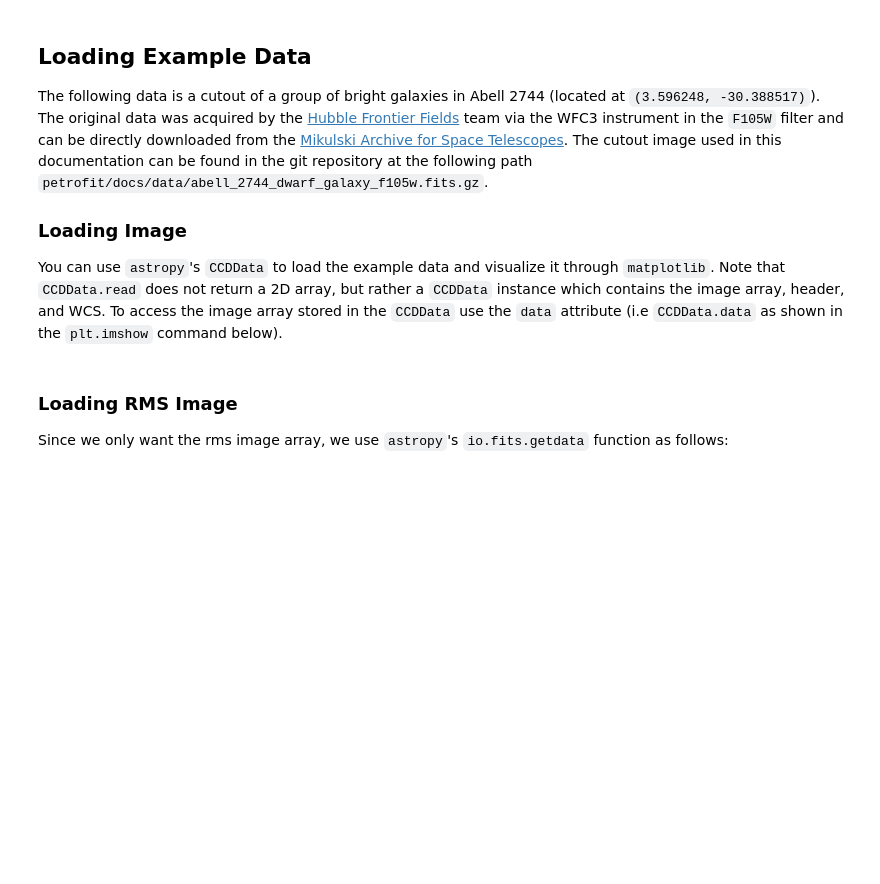
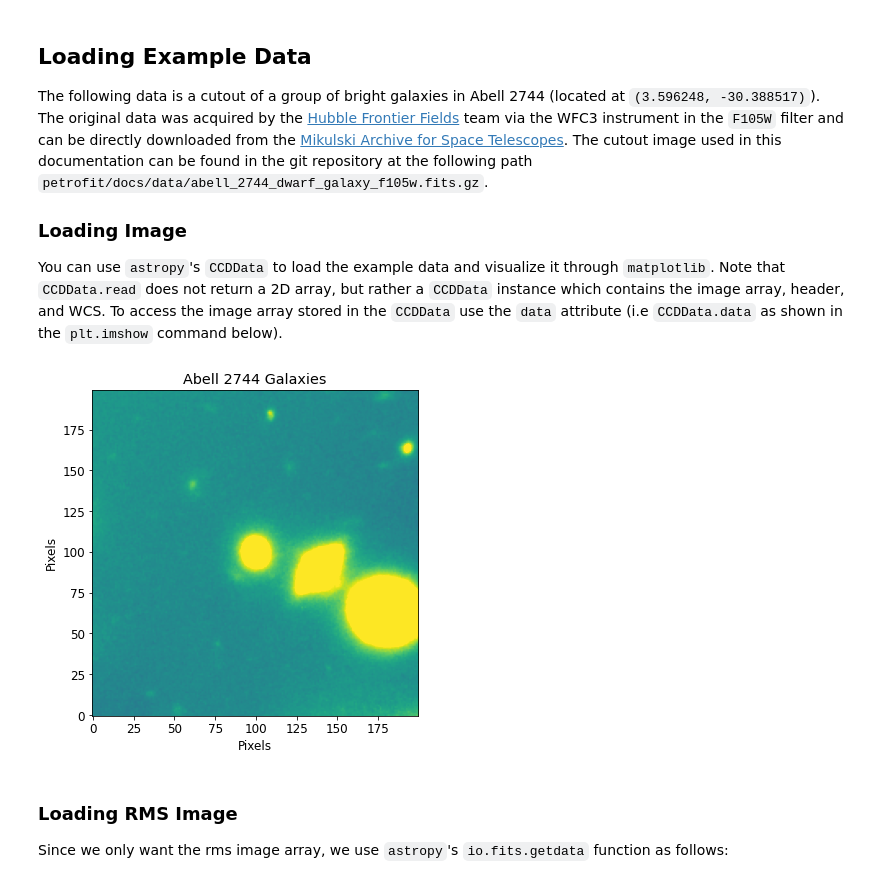
Before and after one commit to PetroFit/petrofit, a Jupyter notebook: docs/quick_start.ipynb, the cells around one changed output. Saved outputs shown, nothing was run; the diff lists cells and outputs as text; code cells hidden in the pictures; blank space fills up the shorter version.

Commit message:
update plot labels in plots

```diff
--- a/docs/quick_start.ipynb
+++ b/docs/quick_start.ipynb
@@ -30,19 +30,21 @@ warnings.filterwarnings('ignore', append=True)
 # %%
 import numpy as np
 from matplotlib import pyplot as plt
 
 plt.rcParams['figure.figsize'] = [6, 6]
 plt.rcParams['image.origin'] = 'lower'
 plt.rcParams['font.size'] = 12
 
 vmax = 0.05 # vmax for matplotlib imshow
 vmin = - vmax
 
 plt.imshow(image.data, vmin=vmin, vmax=vmax)
-plt.title("Galaxy in Abell 2744")
+plt.title("Abell 2744 Galaxies")
 plt.xlabel("Pixels")
 plt.ylabel("Pixels")
 plt.show()
+# %% [output]
+[figure, added]
 # %% [markdown]
 ### Loading RMS Image
 Since we only want the rms image array, we use `astropy`'s ``io.fits.getdata`` function as follows:
```
Also changed, not shown: parts of 22 cells of this notebook.
